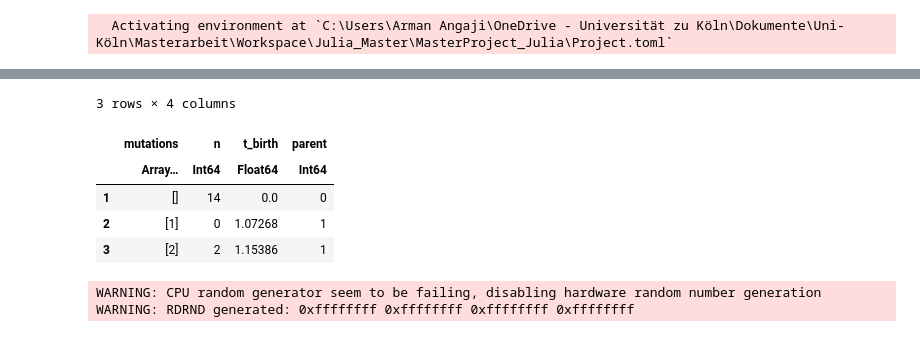
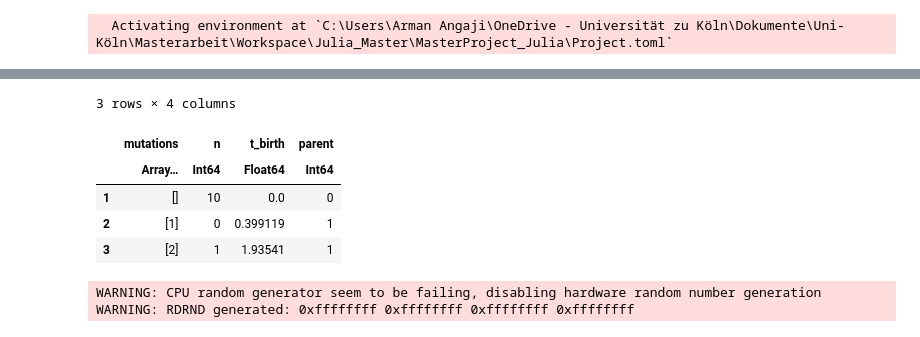
Before and after one commit to aangaji/Turnover, a Jupyter notebook: haplotype_turnover.ipynb, the cells around one changed output, grey strips where cells are left out. Saved outputs shown, nothing was run; the diff lists cells and outputs as text; code cells hidden in the pictures.

Commit message:
neutral simulation rework
allowing to disable recording of observables during simulation,. Included simulation methods to Turnover.jl module.

```diff
--- a/haplotype_turnover.ipynb
+++ b/haplotype_turnover.ipynb
@@ -23,15 +29,15 @@ Applying turnover methods |    4      4
 # %%
 b, d, μ = 1., 0.8, 0.1
-tumor, obs, N, t = neutral_growth(15; b = b, d = d, μ = μ)
+tumor, obs, N, t = neutral_growth(10; b = b, d = d, μ = μ, return_obs=true)
 tumor, obs, N, t = neutral_growth!(tumor, obs, N+1; b = b, d = d, μ = μ, t=t)
 DataFrame(tumor)
 # %% [output]
 3 rows × 4 columns
 |  | mutations | n | t_birth | parent |
 |  | Array… | Int64 | Float64 | Int64 |
-| 1 | [] | 14 | 0.0 | 0 |
-| 2 | [1] | 0 | 1.07268 | 1 |
-| 3 | [2] | 2 | 1.15386 | 1 |
+| 1 | [] | 10 | 0.0 | 0 |
+| 2 | [1] | 0 | 0.399119 | 1 |
+| 3 | [2] | 1 | 1.93541 | 1 |
 # %%
 b, d, μ = 1., 0.5, 0.1
 p = plot(layout=(1,2), size=(800,250), margin=5Plots.mm)
```
Also changed, not shown: parts of 10 cells of this notebook, 4 other files.
